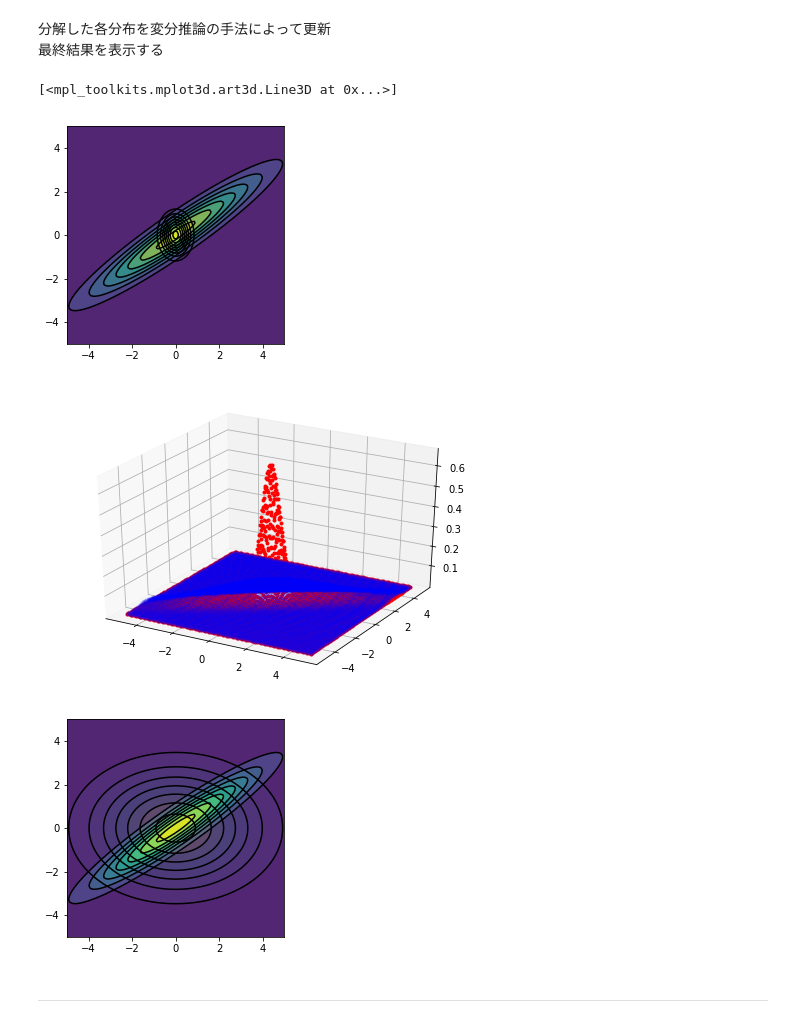
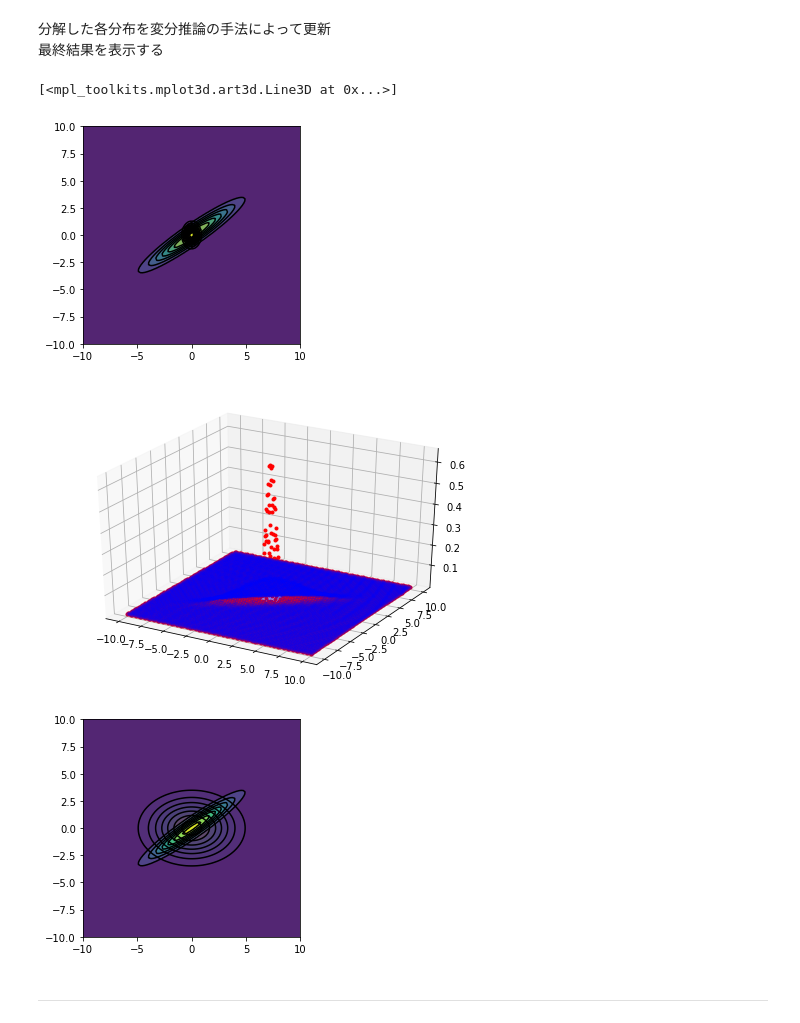
Before and after one commit to naktd31/jupyter-notebook, a Jupyter notebook: Variational Bayesian.ipynb, the cells around one changed output. Drawn from its saved outputs; the diff is of its cells as text; code cells hidden in the pictures.

Commit message:
success  Mixed normal distribution estimate

```diff
--- a/Variational Bayesian.ipynb
+++ b/Variational Bayesian.ipynb
@@ -41,8 +41,8 @@ def gaussGammaDist(tau, mu, a=1, b=1, m=0, l=1):
 メッシュの準備
 # %%
 m = 100
-x = np.linspace(-5, 5, m)
-y = np.linspace(-5, 5, m)
+x = np.linspace(-10, 10, m)
+y = np.linspace(-10, 10, m)
 xx, yy = np.meshgrid(x, y)
 
 tau = np.linspace(eps, 5, 100)
@@ -140,29 +52,0 @@ sig: 8.76573204067 <==> 9
-# %%
-
-# 事前分布のパラメータ
-a_init, b_init, mu_init, l_init = 0,0,np.random.uniform(-5,5),1
-Ns, n = 100, 10   # サンプル数 and 繰り返し回数
-
-data_dist = makeGauss1Dist(mu_D, sig_D)
-plt.plot(np.linspace(-20, 20, 100), data_dist(np.linspace(-20, 20, 100)), "r")
-
-a_prior, b_prior, mu_prior, l_prior = a_init, b_init, mu_init, l_init
-for i in range(n):
-    Xs = np.random.normal(mu_D, sig_D**0.5, Ns)
-
-    a_post = a_prior + Ns/2
-    b_post = ((Xs**2).sum() + l_prior*mu_prior**2) / 2 + b_prior
-    mu_post = (Xs.sum() + l_prior*mu_prior) / (Ns + l_prior)
-    l_post = Ns + l_prior
-
-    #plt.subplot(122)
-    model_dist = makeGauss1Dist(mu_post, b_post/a_post)
-    plt.plot(np.linspace(-20, 20, 100), model_dist(np.linspace(-20, 20, 100)), )
-
-    a_prior = a_post
-    b_prior = b_post
-    mu_prior = mu_post
-    l_prior = l_post
-
-print(Xs.mean(), Xs.var())
-print(mu_post, b_post/a_post)
@@ -200,7 +80,7 @@ $q\left( \boldsymbol{z} \right) = \Pi q_i\left( \boldsymbol{z_i} \right)$ とし
 mu = np.array([0, 0]).reshape((2, 1))
 sig = np.array([[6, 4], [4, 3]])
 
-norm3 = makeGauss2Dist(mu, sig)
+norm3 = makeMultiGaussian(mu, sig)
 X = np.concatenate([xx.reshape(1, m**2), yy.reshape(1, m**2)], axis=0)
 Z = np.array([norm3(xi.reshape(2,1)) for xi in X.T])
 
@@ -211,7 +91,6 @@ plt.contour(xx, yy, Z.reshape(m,m), 8, colors='black', linewidth=.5)
 plt.gca().set_aspect('equal')
 plt.xlim(-5, 5)
 plt.ylim(-5, 5)
-plt.savefig("true_contour.png")
 
 plt.subplot(122)
 Xs = np.random.multivariate_normal(mu.reshape(2), sig, 1000)
@@ -219,7 +98,6 @@ plt.plot(Xs[:,0], Xs[:,1], ".")
 plt.gca().set_aspect('equal')
 plt.xlim(-5, 5)
 plt.ylim(-5, 5)
-plt.savefig("sampling.png")
 
 # グラフ作成
 ax = Axes3D(plt.figure(1))
@@ -233,8 +111,8 @@ ax.plot(xx.reshape(m**2), yy.reshape(m**2), Z.reshape(m**2), ".")
 目標との比較
 # %%
 m1, m2 = np.random.uniform(-5, 5, 2)
-norm1 = makeGauss1Dist(m1, 1)
-norm2 = makeGauss1Dist(m2, 1)
+norm1 = makeGaussian(m1, 1)
+norm2 = makeGaussian(m2, 1)
 plt.figure(0)
 plt.contourf(xx, yy, norm1(xx)*norm2(yy), 8, alpha=.75)
 plt.contour(xx, yy, norm1(xx)*norm2(yy), 8, colors='black', linewidth=.5)
@@ -249,29 +127,29 @@ plt.gca().set_aspect('equal')
 # %%
 #mu_s, sig_s = np.mean(Xs.T, axis=1), np.cov(Xs.T)
 for i in range(50):
     m1 = mu[0] - 1/sig[0,0]*sig[0,1]*(m2 - mu[1])
-    norm1 = makeGauss1Dist(m1, 1/sig[0,0])
+    norm1 = makeGaussian(m1, 1/sig[0,0])
     m2 = mu[1] - 1/sig[1,1]*sig[0,1]*(m1 - mu[0])
-    norm2 = makeGauss1Dist(m2, 1/sig[1,1])
+    norm2 = makeGaussian(m2, 1/sig[1,1])
 
 plt.figure(0)
 plt.contourf(xx, yy, norm1(xx)*norm2(yy), 10, alpha=.75)
 plt.contour(xx, yy, norm1(xx)*norm2(yy), 10, colors='black', linewidth=.5)
 plt.contourf(xx, yy, Z.reshape(m,m), 8, alpha=.75)
 plt.contour(xx, yy, Z.reshape(m,m), 8, colors='black', linewidth=.5)
 plt.gca().set_aspect('equal')
 
 # グラフ作成
 ax = Axes3D(plt.figure(2))
 ax.plot(xx.reshape(m**2), yy.reshape(m**2), (norm1(xx)*norm2(yy)).reshape(m**2), "r.")
 ax.plot(xx.reshape(m**2), yy.reshape(m**2), Z.reshape(m**2), "b.", alpha=0.2)
 # %% [output]
 [<mpl_toolkits.mplot3d.art3d.Line3D at 0x...>]
-[figure, old version]
+[figure, new version]
-[figure, old version]
+[figure, new version]
 # %%
-norm1 = makeGauss1Dist(mu[0,0], sig[0,0])
-norm2 = makeGauss1Dist(mu[1,0], sig[1,1])
+norm1 = makeGaussian(mu[0,0], sig[0,0])
+norm2 = makeGaussian(mu[1,0], sig[1,1])
 plt.figure(0)
 plt.contourf(xx, yy, norm1(xx)*norm2(yy), 8, alpha=.75)
 plt.contour(xx, yy, norm1(xx)*norm2(yy), 8, colors='black', linewidth=.5)
@@ -279,7 +157,7 @@ plt.contourf(xx, yy, Z.reshape(m,m), 8, alpha=.75)
 plt.contour(xx, yy, Z.reshape(m,m), 8, colors='black', linewidth=.5)
 plt.gca().set_aspect('equal')
 # %% [output]
-[figure, old version]
+[figure, new version]
 # %% [markdown]
 ---
 # %% [markdown]
```
Also changed, not shown: parts of 35 cells of this notebook.
